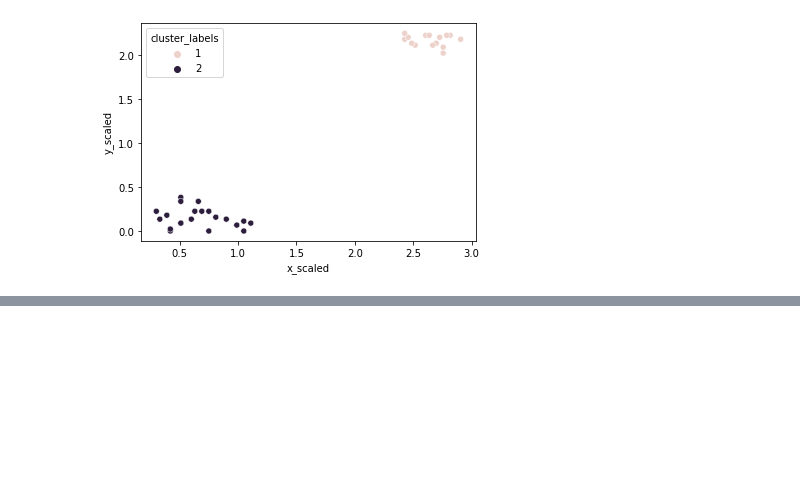
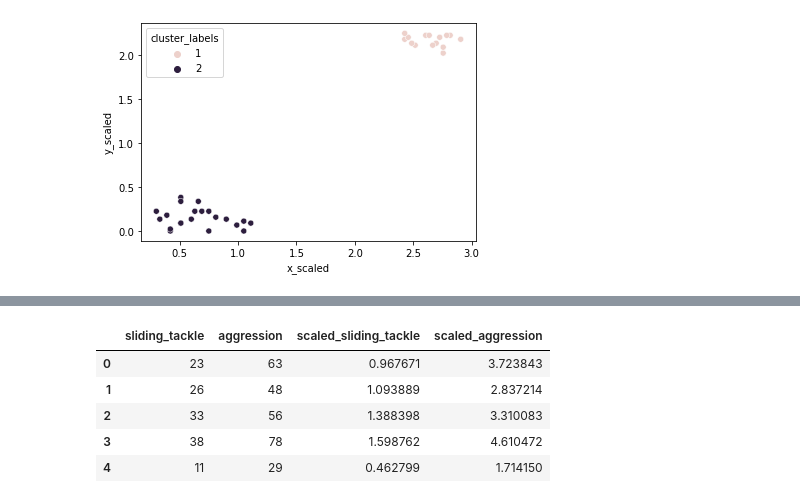
Before and after one commit to xwu0223/MBAN-6400, a Jupyter notebook: Cluster Analysis in Python/Hierarchical Clustering/hierarchical_clustering.ipynb, the cells around one changed output, grey strips where cells are left out. Cells and saved outputs as stored; diff of their text form; code cells hidden in the pictures; blank space fills up the shorter version.

```diff
--- a/Cluster Analysis in Python/Hierarchical Clustering/hierarchical_clustering.ipynb
+++ b/Cluster Analysis in Python/Hierarchical Clustering/hierarchical_clustering.ipynb
@@ -235,0 +257,9 @@ plt.show()
+# %%
+fifa.head()
+# %% [output]
+|  | sliding_tackle | aggression | scaled_sliding_tackle | scaled_aggression |
+| 0 | 23 | 63 | 0.967671 | 3.723843 |
+| 1 | 26 | 48 | 1.093889 | 2.837214 |
+| 2 | 33 | 56 | 1.388398 | 3.310083 |
+| 3 | 38 | 78 | 1.598762 | 4.610472 |
+| 4 | 11 | 29 | 0.462799 | 1.714150 |
```
Also changed, not shown: parts of 7 cells of this notebook.
